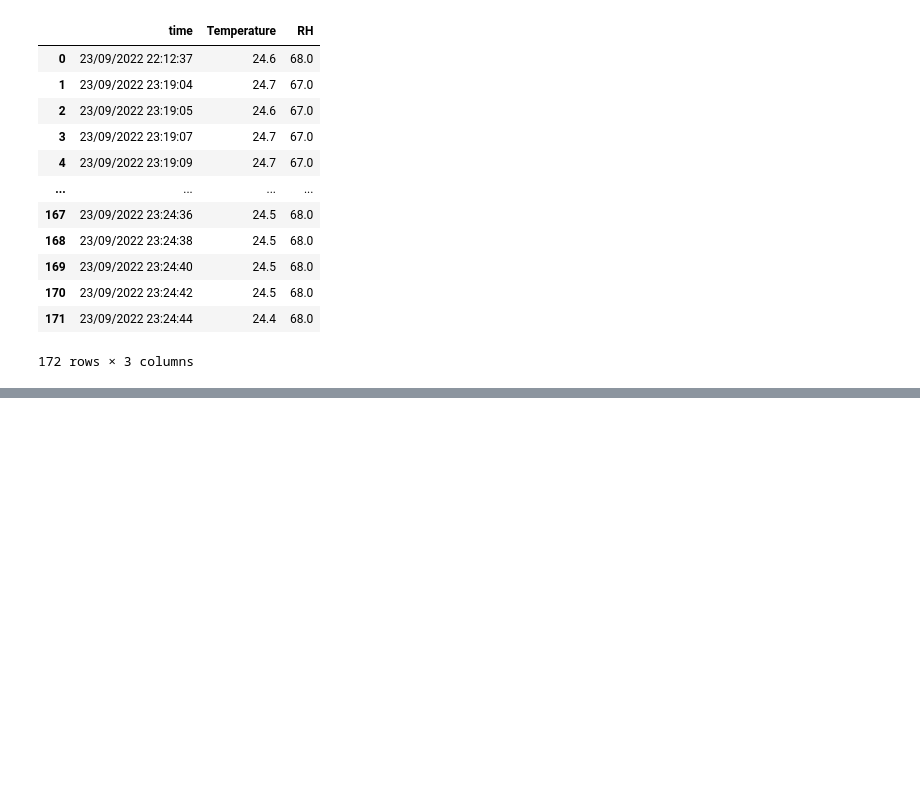
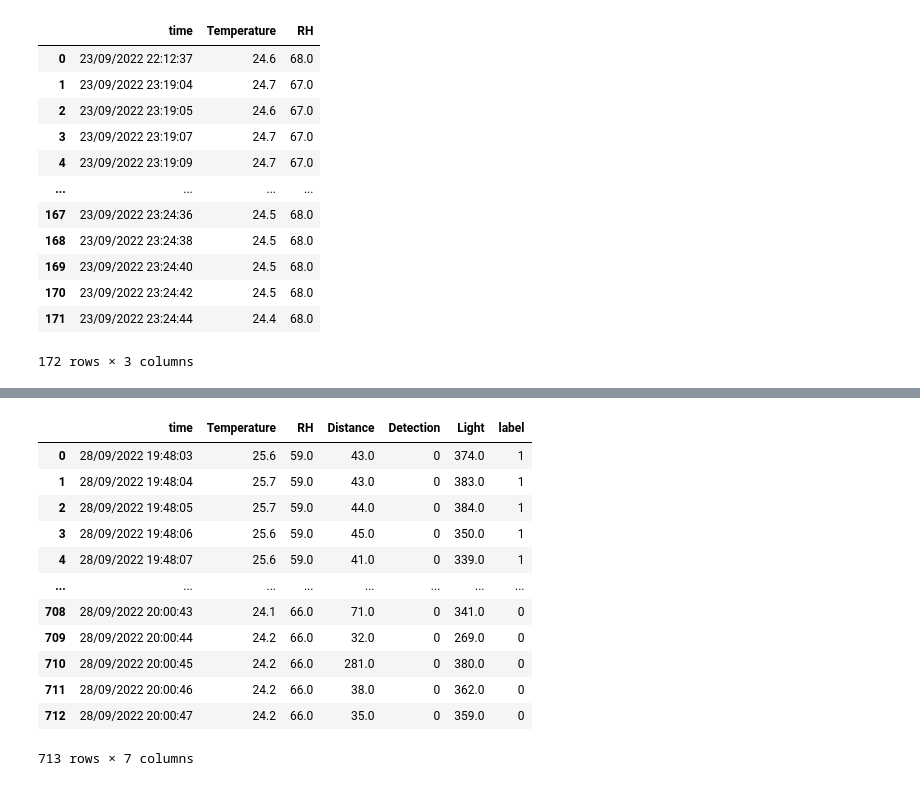
Before and after one commit to paranutproton/Smart-Room, a Jupyter notebook: Sensor_Data_Visualization.ipynb, the cells around one changed output, grey strips where cells are left out. Saved outputs shown, nothing was run; the diff lists cells and outputs as text; code cells hidden in the pictures; blank space fills up the shorter version.

Commit message:
visualize the sensors data with occupancy label

```diff
--- a/Sensor_Data_Visualization.ipynb
+++ b/Sensor_Data_Visualization.ipynb
@@ -71,3 +71,7 @@ fig.show("svg")
 # %%
 fig = px.line(df2[['time', 'RH']], x="time", y="RH", title='Relative Humidity (%)')
 fig.show("svg")
+# %%
+data_original = pd.read_csv('sensors_data.csv')
+data = data_original.copy()
+data.head()
@@ -73,0 +85,2 @@ fig.show("svg")
+# %%
+label = [0 if time > '28/09/2022 19:53:03' else 1 for time in data['time']]
@@ -73,0 +107,17 @@ fig.show("svg")
+# %%
+data['label'] = label
+data
+# %% [output]
+|  | time | Temperature | RH | Distance | Detection | Light | label |
+| 0 | 28/09/2022 19:48:03 | 25.6 | 59.0 | 43.0 | 0 | 374.0 | 1 |
+| 1 | 28/09/2022 19:48:04 | 25.7 | 59.0 | 43.0 | 0 | 383.0 | 1 |
+| 2 | 28/09/2022 19:48:05 | 25.7 | 59.0 | 44.0 | 0 | 384.0 | 1 |
+| 3 | 28/09/2022 19:48:06 | 25.6 | 59.0 | 45.0 | 0 | 350.0 | 1 |
+| 4 | 28/09/2022 19:48:07 | 25.6 | 59.0 | 41.0 | 0 | 339.0 | 1 |
+| ... | ... | ... | ... | ... | ... | ... | ... |
+| 708 | 28/09/2022 20:00:43 | 24.1 | 66.0 | 71.0 | 0 | 341.0 | 0 |
+| 709 | 28/09/2022 20:00:44 | 24.2 | 66.0 | 32.0 | 0 | 269.0 | 0 |
+| 710 | 28/09/2022 20:00:45 | 24.2 | 66.0 | 281.0 | 0 | 380.0 | 0 |
+| 711 | 28/09/2022 20:00:46 | 24.2 | 66.0 | 38.0 | 0 | 362.0 | 0 |
+| 712 | 28/09/2022 20:00:47 | 24.2 | 66.0 | 35.0 | 0 | 359.0 | 0 |
+713 rows × 7 columns
```
Also changed, not shown: parts of 7 cells of this notebook.
